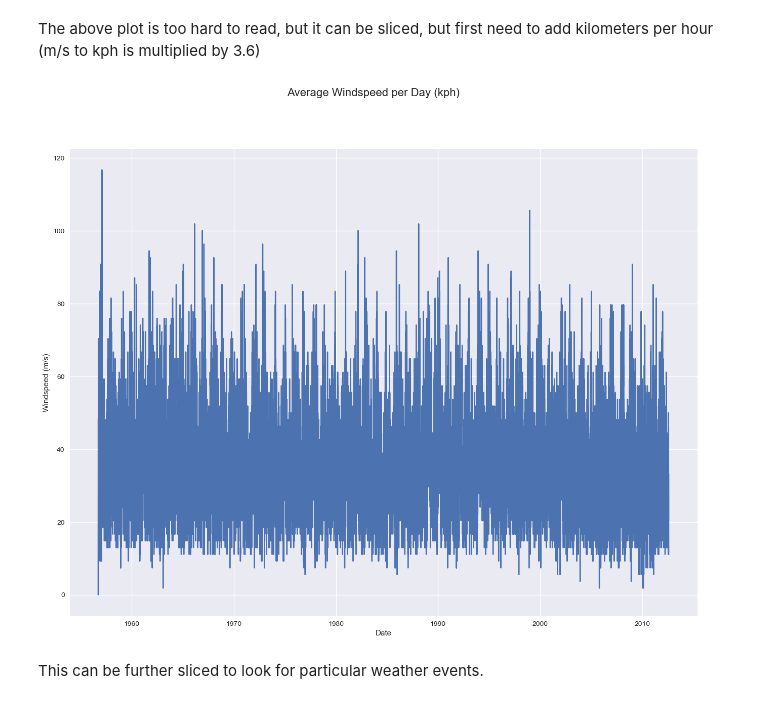
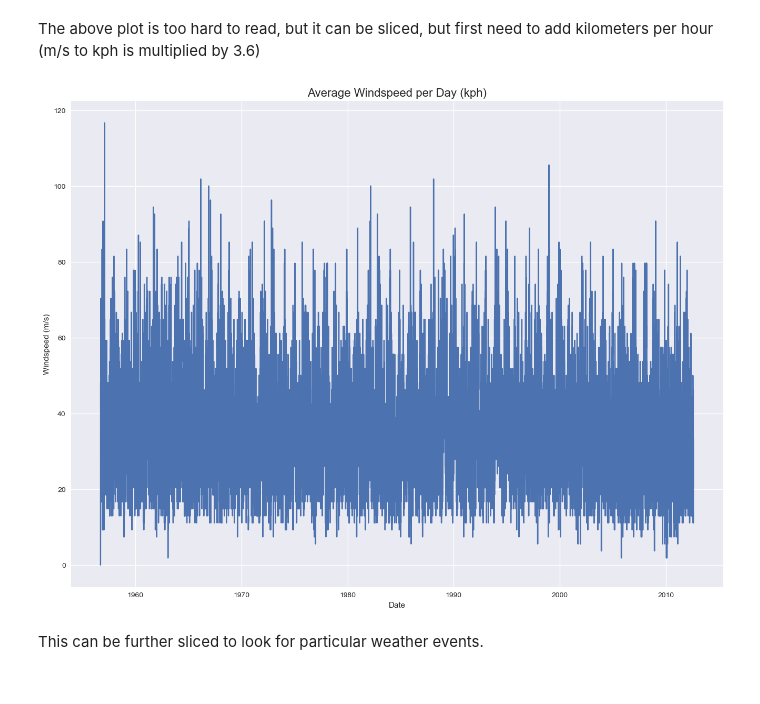
Before and after one commit to EllenMcG/PFDA, a Jupyter notebook: project/project.ipynb, the cells around one changed output. Saved outputs shown, nothing was run; the diff lists cells and outputs as text; code cells hidden in the pictures.

```diff
--- a/project/project.ipynb
+++ b/project/project.ipynb
@@ -597,12 +595,12 @@ wdsp_by_day_max['wdsp_kph'] = wdsp_by_day_max['wdsp_ms'] * 3.6
 # %%
 fig, ax1 = plt.subplots(1, 1, figsize=(16, 12))
 
-fig.suptitle('Average Windspeed per Day (kph)', fontsize=16)
 sns.lineplot(data=wdsp_by_day_max,x=wdsp_by_day_max.index,y='wdsp_kph', ax=ax1)
 ax1.set_ylabel('Windspeed (m/s)')
+ax1.set_title('Average Windspeed per Day (kph)', fontsize=16)
 ax1.set_xlabel('Date');
 # %% [output]
-[figure, old version]
+[figure, new version]
 # %% [markdown]
 This can be further sliced to look for particular weather events.
 # %%
```
Also changed, not shown: parts of 40 cells of this notebook, 5 other files.
